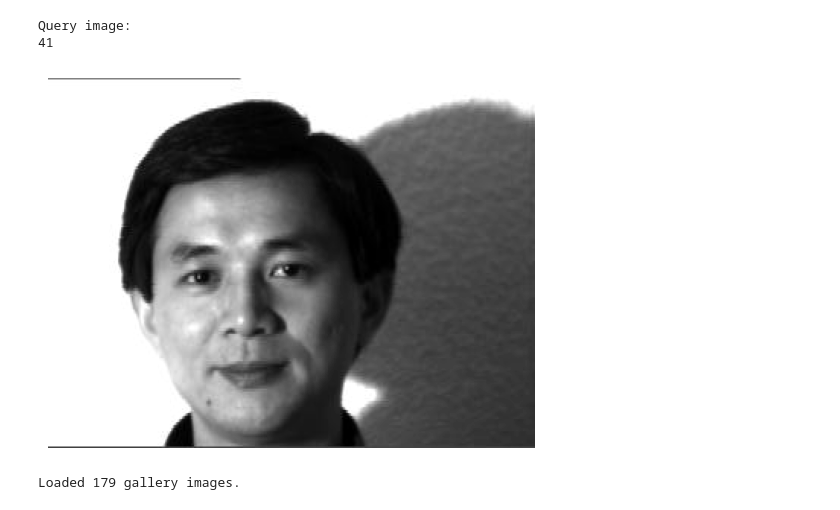
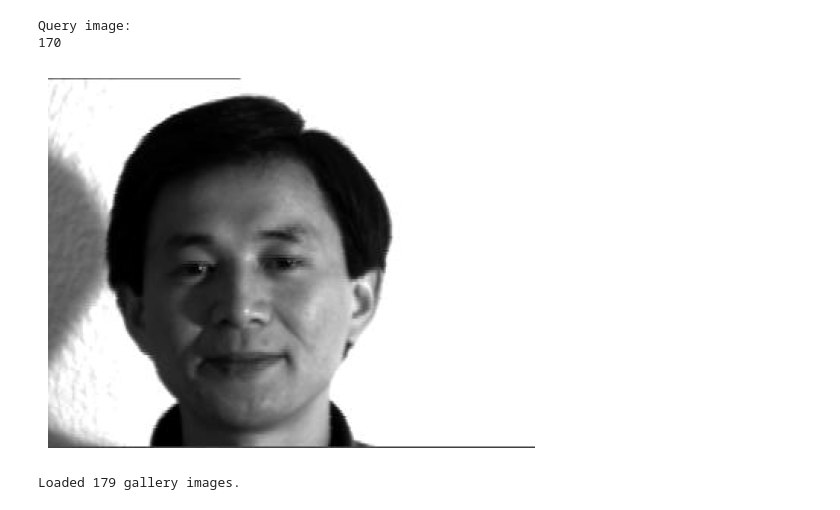
Before and after one commit to divyanash911/Illumination-invariance-face-recognition, a Jupyter notebook: implementation.ipynb, the cells around one changed output. Saved outputs shown, nothing was run; the diff lists cells and outputs as text; code cells hidden in the pictures.

```diff
--- a/implementation.ipynb
+++ b/implementation.ipynb
@@ -417,29 +417,29 @@ def preview_image(image):
     plt.show()
 # %%
 import os
-query_path = "data_new/subject06.leftlight_frame_1.jpg"
+query_path = "data_new/subject06.rightlight_frame_1.jpg"
 query_image = load_image(query_path)
 print('Query image:')
 
 image_idx = -1
 directory = "data_new"
 # Iterate through the images in the directory
 for idx, filename in enumerate(os.listdir(directory)):
     filepath = os.path.join(directory, filename)
     if os.path.isfile(filepath):
         current_image = load_image(filepath)
         # Compare with the query image
         if np.array_equal(query_image, current_image):
             image_idx = idx
             break
 
 print(image_idx)
 
 preview_image(query_image)
 # %% [output]
 Query image:
-41
+170
-[figure, old version]
+[figure, new version]
 # %%
 # extract all file paths ending with jpg
 import os
```
Also changed, not shown: parts of 5 cells of this notebook, 9 other files.
